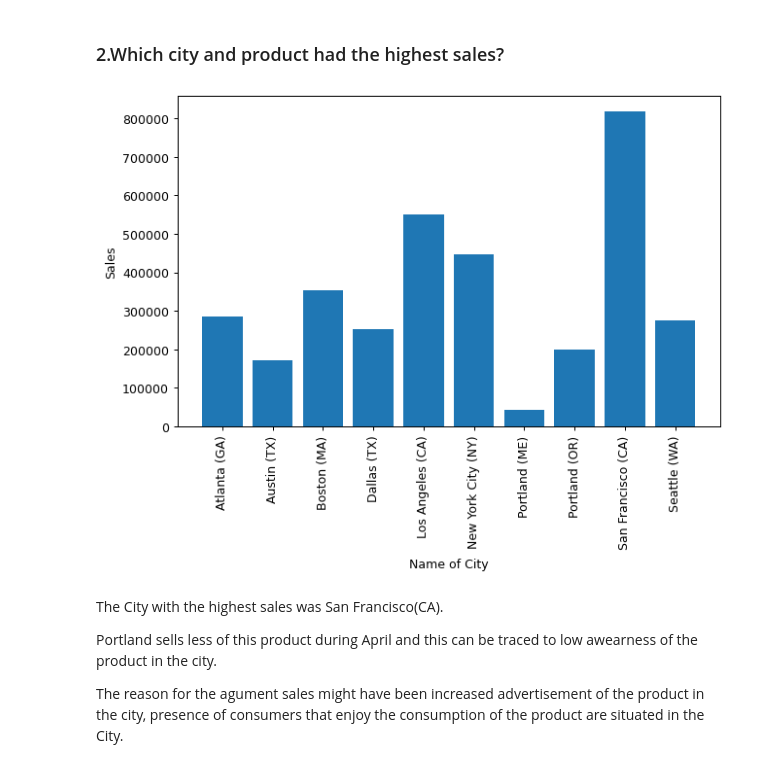
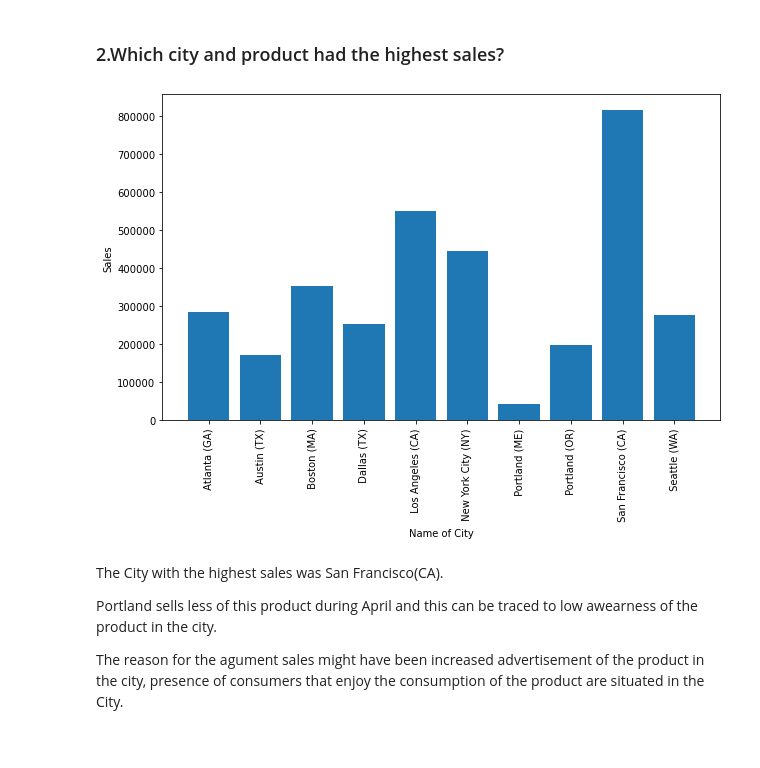
Before and after one commit to toludoyin/Data_Science_Pandas, a Jupyter notebook: pandas_pratice_sales.ipynb, the cells around one changed output. Cells and saved outputs as stored; diff of their text form; code cells hidden in the pictures.

```diff
--- a/pandas_pratice_sales.ipynb
+++ b/pandas_pratice_sales.ipynb
@@ -144,10 +164,10 @@ April.head()
 result=April.groupby('Order_Day').sum()
 
 Order_Day= range(1,31)
-plt.figure(figsize=(8,5), dpi=90)
+rcParams['figure.figsize']= 10,6
 
 plt.plot(Order_Day,result["Sales"],linewidth=1, marker='.', linestyle='--', markersize=10, markeredgecolor='red')
-plt.xticks(Order_Day, rotation='vertical')
+plt.xticks(Order_Day)
 plt.ylabel("Sales in NGN")
 plt.xlabel("Number of Days")
 plt.title('April Sales')
@@ -166,16 +186,16 @@ The increase in sales of this product might have been as a result of change in p
 # %%
 results=April.groupby('City').sum()
 
 cities=[city for city,df in April.groupby('City')]
 
-plt.figure(figsize=(8,5), dpi=90)
+rcParams['figure.figsize']= 10,6
 plt.bar(cities,results['Sales'])
-plt.xticks(cities, rotation='vertical')
+plt.xticks(cities,rotation='vertical')
 plt.ylabel('Sales')
 plt.xlabel('Name of City')
 plt.show()
 # %% [output]
-[figure, old version]
+[figure, new version]
 # %% [markdown]
 The City with the highest sales was San Francisco(CA).
 
```
Also changed, not shown: parts of 14 cells of this notebook.
